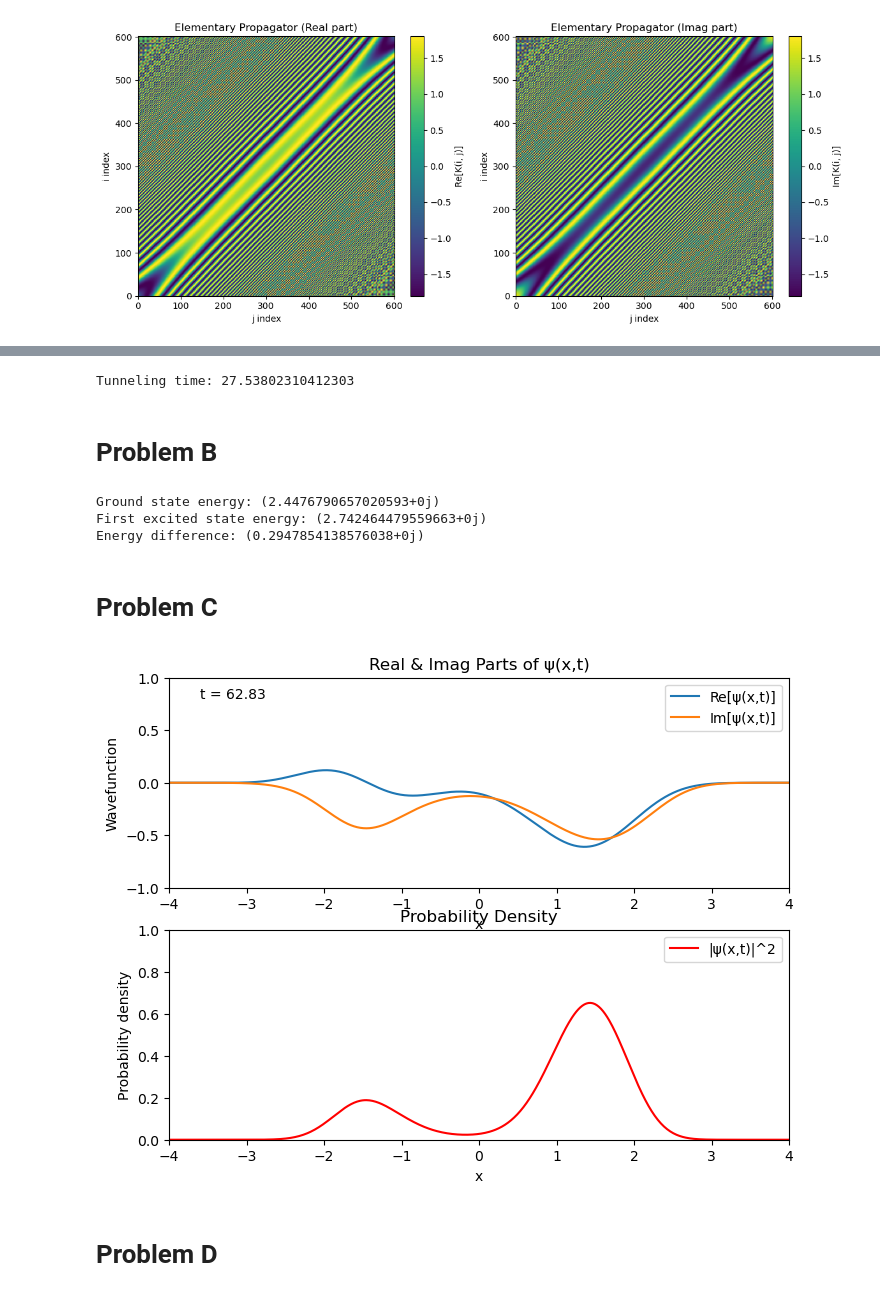
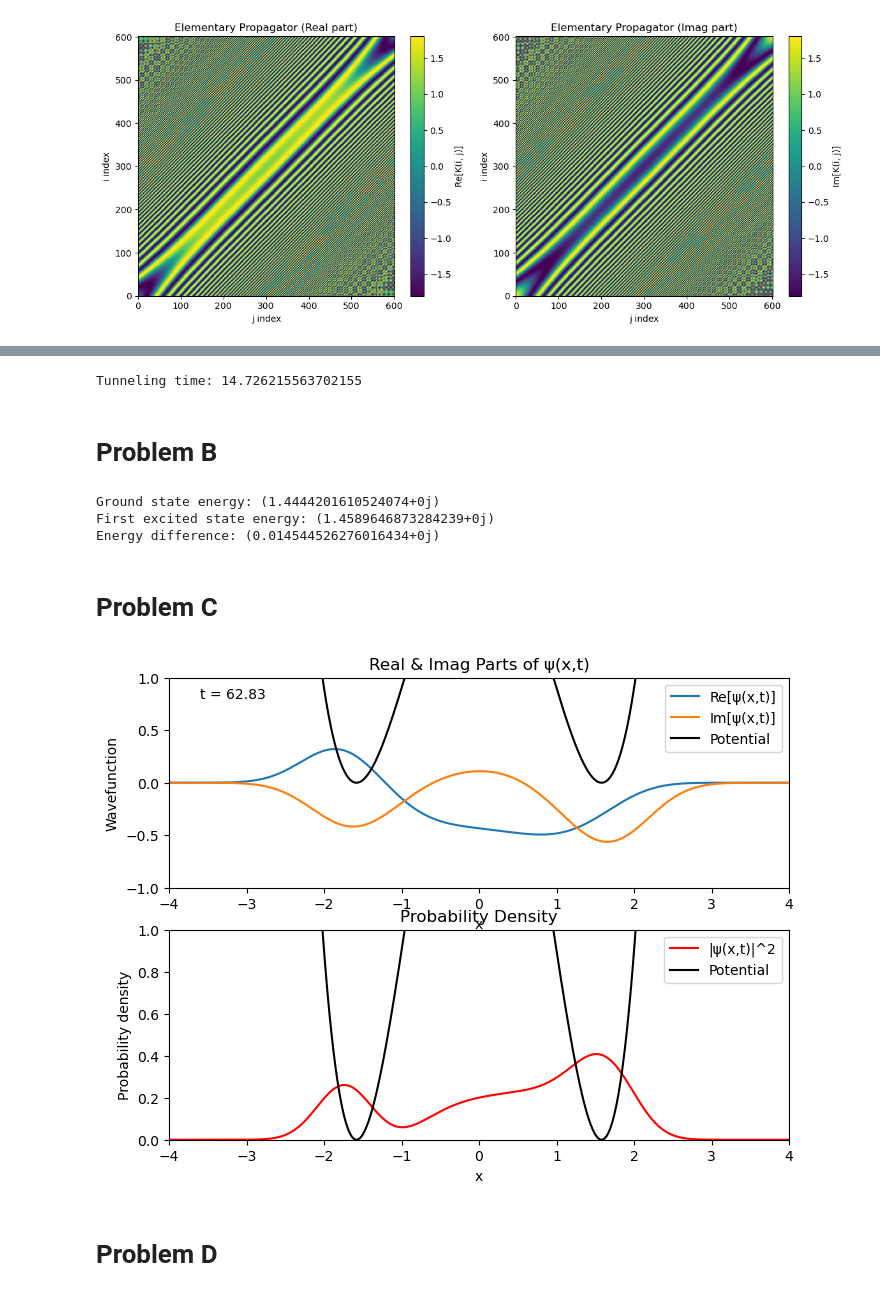
Before and after one commit to trevin-lee/ucsd_phys_142, a Jupyter notebook: Assignments/assignment_02/assignment_02.ipynb.ipynb, the cells around one changed output, grey strips where cells are left out. Cells and saved outputs as stored; diff of their text form; code cells hidden in the pictures.

```diff
--- a/Assignments/assignment_02/assignment_02.ipynb.ipynb
+++ b/Assignments/assignment_02/assignment_02.ipynb.ipynb
@@ -9,7 +9,9 @@ import matplotlib.pyplot as plt
 ALPHA = 0.4
 N_D = 600
 EPSILON = (2 * np.pi) / 128
-MASS = H_BAR = OMEGA = 1
+MASS = H_BAR = 1
+X_MIN = np.sqrt(1 / ALPHA)
+OMEGA = np.sqrt(8 * ALPHA * X_MIN ** 2)
 # %%
 # Helper Functions
 
@@ -43,7 +45,8 @@ def plot_propagator_matrix(k):
     plt.tight_layout()
     plt.show()
 # %%
-X_MIN = np.sqrt(1 / ALPHA)
+def potential(x):
+    return -2*x**2 + ALPHA*x**4 + 1/ALPHA
 
 def phi_p (x, X_MIN):
     prefactor = (OMEGA / np.pi) ** (1/4)
@@ -58,6 +61,10 @@ def phi_n (x, X_MIN):
 x_array = np.linspace(-4, 4, N_D + 1)
 delta_x = x_array[1] - x_array[0]
 
+potential_array = np.array(
+    [potential(x) for x in x_array],
+)
+
 phi_P0 = np.array(
     [phi_p(x, X_MIN) for x in x_array],
     dtype=np.complex128
@@ -70,9 +77,10 @@ phi_N0 = np.array(
 
 plt.plot(x_array, np.abs(phi_P0) ** 2, label='P0')
 plt.plot(x_array, np.abs(phi_N0) ** 2, label='N0')
+plt.plot(x_array, potential_array, label='Potential', color = 'black')
+plt.ylim(-1, 4)
 plt.title('Initial wave functions')
 plt.xlabel('x')
-plt.ylabel('Probability density')
 plt.legend()
 # %% [output]
 <matplotlib.legend.Legend at 0x...>
@@ -157,24 +168,17 @@ plt.show()
 # Calculating the Tunneling time
 # The particle will have tunneled if its average position moves across the y axis
 
-mx = np.array(mean_x_list.copy())
+def get_tunneling_time(mean_x_list, time_array):
+    for i in range(timesteps):
+        if (mean_x_list[i] < 0) and (mean_x_list[i+1] > 0):
+            return time_array[i]
 
-tunneling_time = None
-for i in range(len(mx) - 1):
-    if mx[i] < 0 and mx[i+1] > 0:
-        # Linear Interpolation
-        x1, x2 = mx[i], mx[i+1]
-        t1, t2 = time_array[i], time_array[i+1]
-        frac = -x1 / (x2 - x1)
-        tunneling_time = t1 + frac * (t2 - t1)
-        break
 
-if tunneling_time is not None:
-    print(f"Tunneling time (interpolated): {tunneling_time}")
-else:
-    print("No zero‐crossing found!")
+tunneling_time = get_tunneling_time(mean_x_list, time_array)
+
+print(f"Tunneling time: {tunneling_time}")
 # %% [output]
-Tunneling time: 27.53802310412303
+Tunneling time: 14.726215563702155
 # %% [markdown]
 # Problem B
 # %%
@@ -201,12 +205,11 @@ E_1 = np.vdot(phi_1, H_matrix @ phi_1) * delta_x
 
 print(f'Ground state energy: {E_0}')
 print(f'First excited state energy: {E_1}')
-
 print(f'Energy difference: {E_1 - E_0}')
 # %% [output]
-Ground state energy: (2.4476790657020593+0j)
-First excited state energy: (2.742464479559663+0j)
-Energy difference: (0.2947854138576038+0j)
+Ground state energy: (1.4444201610524074+0j)
+First excited state energy: (1.4589646873284239+0j)
+Energy difference: (0.014544526276016434+0j)
 # %% [markdown]
 # Problem C
 # %%
@@ -216,6 +219,7 @@ fig, (ax1, ax2) = plt.subplots(2, 1, figsize=(8, 6))
 
 line_real,  = ax1.plot([], [], label='Re[ψ(x,t)]')
 line_imag,  = ax1.plot([], [], label='Im[ψ(x,t)]')
+ax1.plot(x_array, potential_array, label='Potential', color='black')
 ax1.set_xlabel('x')
 ax1.set_ylabel('Wavefunction')
 ax1.set_title('Real & Imag Parts of ψ(x,t)')
@@ -224,43 +228,45 @@ ax1.set_xlim(x_array[0], x_array[-1])
 ax1.set_ylim(-1.0, 1.0)
 
 line_prob,  = ax2.plot([], [], color='r', label='|ψ(x,t)|^2')
+ax2.plot(x_array, potential_array, label='Potential', color='black')
 ax2.set_xlabel('x')
 ax2.set_ylabel('Probability density')
 ax2.set_title('Probability Density')
 ax2.legend()
 ax2.set_xlim(x_array[0], x_array[-1])
 ax2.set_ylim(0.0, 1.0)
+
 
 time_text = ax1.text(0.05, 0.90, '', transform=ax1.transAxes)
 
 def init():
     line_real.set_data([], [])
     line_imag.set_data([], [])
     line_prob.set_data([], [])
     time_text.set_text('')
     return line_real, line_imag, line_prob, time_text
 
 def animate(i):
     psi_i = phi_list[i]
     prob_i = prob_list[i]
 
     line_real.set_data(x_array, np.real(psi_i))
     line_imag.set_data(x_array, np.imag(psi_i))
     line_prob.set_data(x_array, prob_i)
 
     t_val = time_array[i]
     time_text.set_text(f't = {t_val:.2f}')
 
     return line_real, line_imag, line_prob, time_text
 
 anim = FuncAnimation(fig, animate, frames=len(phi_list),
                      init_func=init, interval=30, blit=True)
 
 anim.save('double_well_evolution.gif', writer='pillow', fps=30)
 
 plt.show()
 # %% [output]
-[figure, old version]
+[figure, new version]
 # %% [markdown]
 # Problem D
 # %%
```
Also changed, not shown: parts of 5 cells of this notebook, 3 other files.
